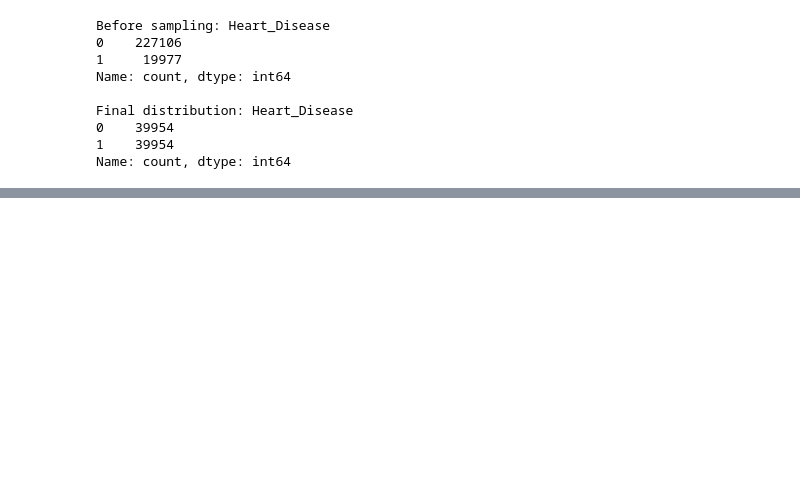
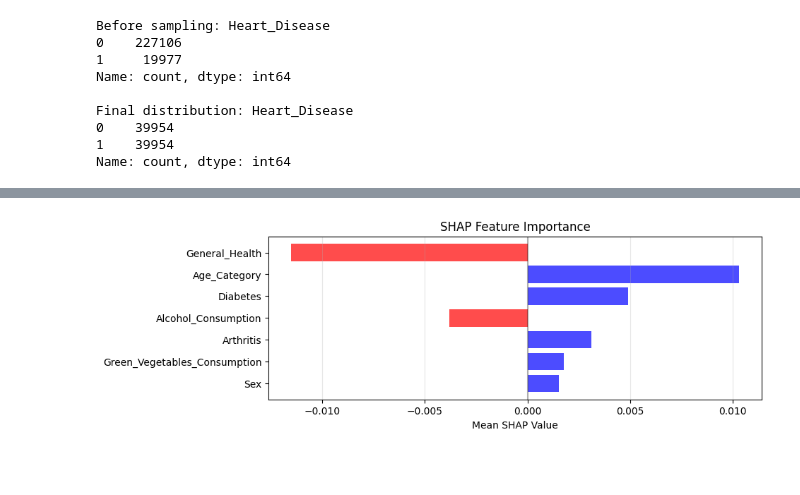
Before and after one commit to thil124/CVD_prediction, a Jupyter notebook: MLP/MLP.ipynb, the cells around one changed output, grey strips where cells are left out. Drawn from its saved outputs; the diff is of its cells as text; code cells hidden in the pictures; blank space fills up the shorter version.

```diff
--- a/MLP/MLP.ipynb
+++ b/MLP/MLP.ipynb
@@ -730,3 +742,27 @@ FN TP:
+# %%
+# SHAP analysis
+explainer = shap.PermutationExplainer(mlp_model.predict_proba, X_train_balanced[:1000])
+shap_values = explainer(X_test[:1000])[:, :, 1]  # Positive class
+shap_values_array = shap_values.values if hasattr(shap_values, 'values') else np.array(shap_values)
+mean_abs_shap = np.abs(shap_values_array).mean(axis=0)
+mean_shap = shap_values_array.mean(axis=0)
+
+# get the absolute values for sorting, but keep original values for plotting
+abs_values = np.abs(mean_shap)
+sorted_idx = np.argsort(abs_values)[::-1][:7]
+
+plt.figure(figsize=(9, 3))
+colors = ['red' if mean_shap[i] < 0 else 'blue' for i in sorted_idx]
+plt.barh(range(len(sorted_idx)), mean_shap[sorted_idx], color=colors, alpha=0.7)
+plt.yticks(range(len(sorted_idx)), [feature_names[i] for i in sorted_idx])
+plt.xlabel('Mean SHAP Value')
+plt.title('SHAP Feature Importance')
+plt.axvline(x=0, color='black', linestyle='-', alpha=0.3)
+plt.grid(True, alpha=0.3, axis='x')
+plt.gca().invert_yaxis()
+plt.show()
+# %% [output]
+[figure, added]
 # %% [markdown]
 <br>
 # %%
```
Also changed, not shown: parts of 2 cells of this notebook.
